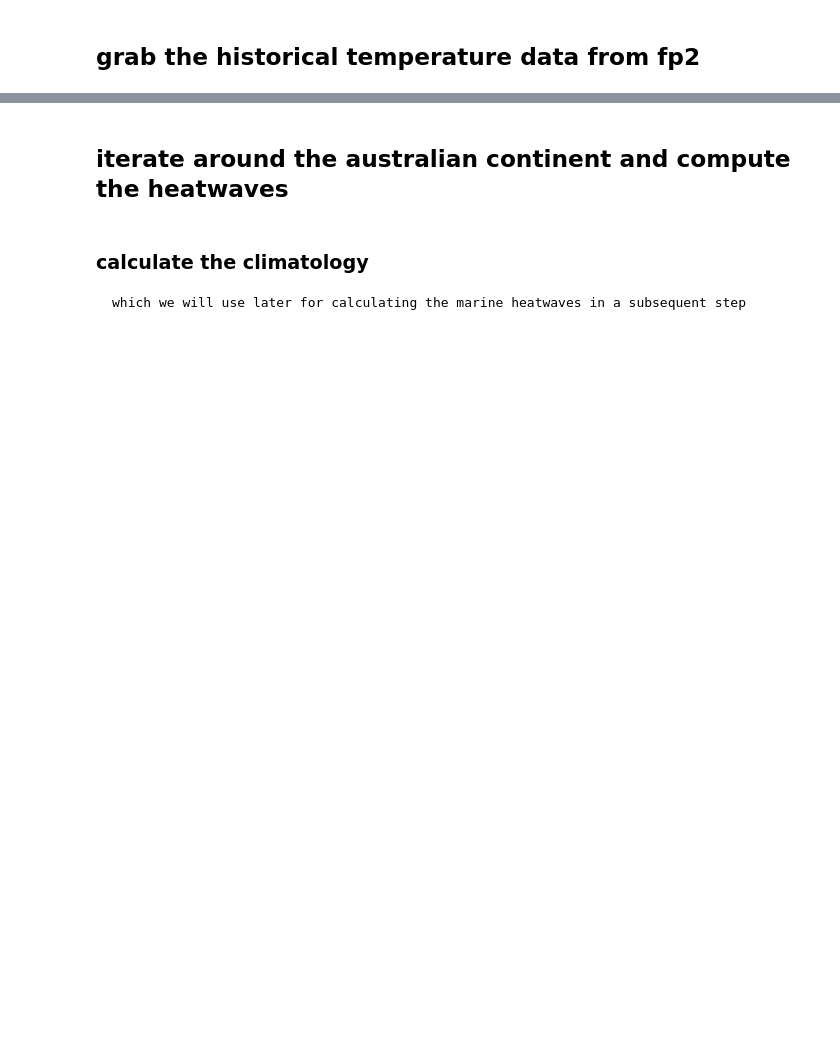
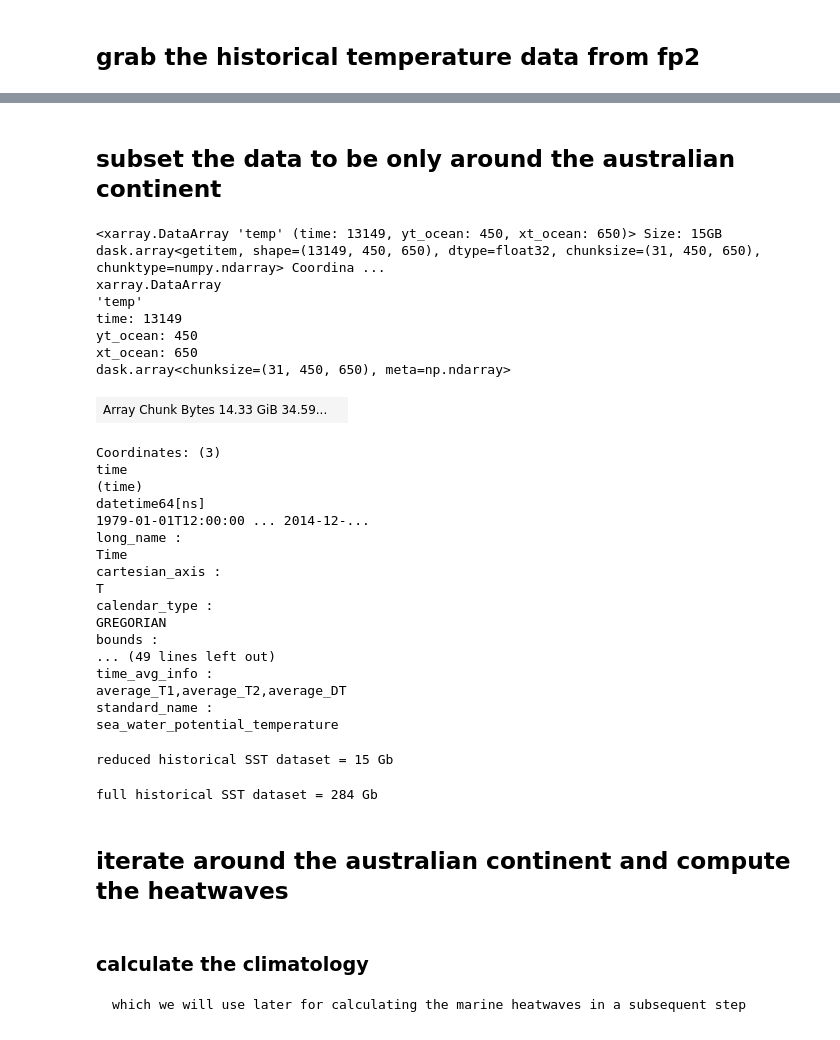
Before and after one commit to Thomas-Moore-Creative/shared_sandbox, a Jupyter notebook: heatwaves_OFAM3_climatology.ipynb, the cells around one changed output, grey strips where cells are left out. Saved outputs shown, nothing was run; the diff lists cells and outputs as text; code cells hidden in the pictures; blank space fills up the shorter version.

Commit message:
setting up step for comparison of climatology calculations

```diff
--- a/heatwaves_OFAM3_climatology.ipynb
+++ b/heatwaves_OFAM3_climatology.ipynb
@@ -182,3 +188,44 @@ print("Historical SST dataset = %i Gb"%(sst.nbytes/1e9))
+# %% [markdown]
+## subset the data to be only around the australian continent
+# %%
+sst = big_sst.isel(yt_ocean=slice(y1,y2), xt_ocean=slice(x1,x2)).drop_vars('st_ocean')
+# let's NOT compute at this step
+sst = sst['temp'].rename({"Time":"time"})#.compute()
+sst
+# %% [output]
+<xarray.DataArray 'temp' (time: 13149, yt_ocean: 450, xt_ocean: 650)> Size: 15GB dask.array<getitem, shape=(13149, 450, 650), dtype=float32, chunksize=(31, 450, 650), chunktype=numpy.ndarray> Coordina ...
+xarray.DataArray
+'temp'
+time: 13149
+yt_ocean: 450
+xt_ocean: 650
+dask.array<chunksize=(31, 450, 650), meta=np.ndarray>
+| Array Chunk Bytes 14.33 GiB 34.59... |  |
+Coordinates: (3)
+time
+(time)
+datetime64[ns]
+1979-01-01T12:00:00 ... 2014-12-...
+long_name :
+Time
+cartesian_axis :
+T
+calendar_type :
+GREGORIAN
+bounds :
+... (49 lines left out)
+time_avg_info :
+average_T1,average_T2,average_DT
+standard_name :
+sea_water_potential_temperature
+# %%
+print("reduced historical SST dataset = %i Gb"%(sst.nbytes/1e9))
+# %% [output]
+reduced historical SST dataset = 15 Gb
+# %%
+print("full historical SST dataset = %i Gb"%(big_sst.nbytes/1e9))
+# %% [output]
+full historical SST dataset = 284 Gb
 # %% [markdown]
 ## iterate around the australian continent and compute the heatwaves
 # %% [markdown]
```
Also changed, not shown: parts of 21 cells of this notebook.
